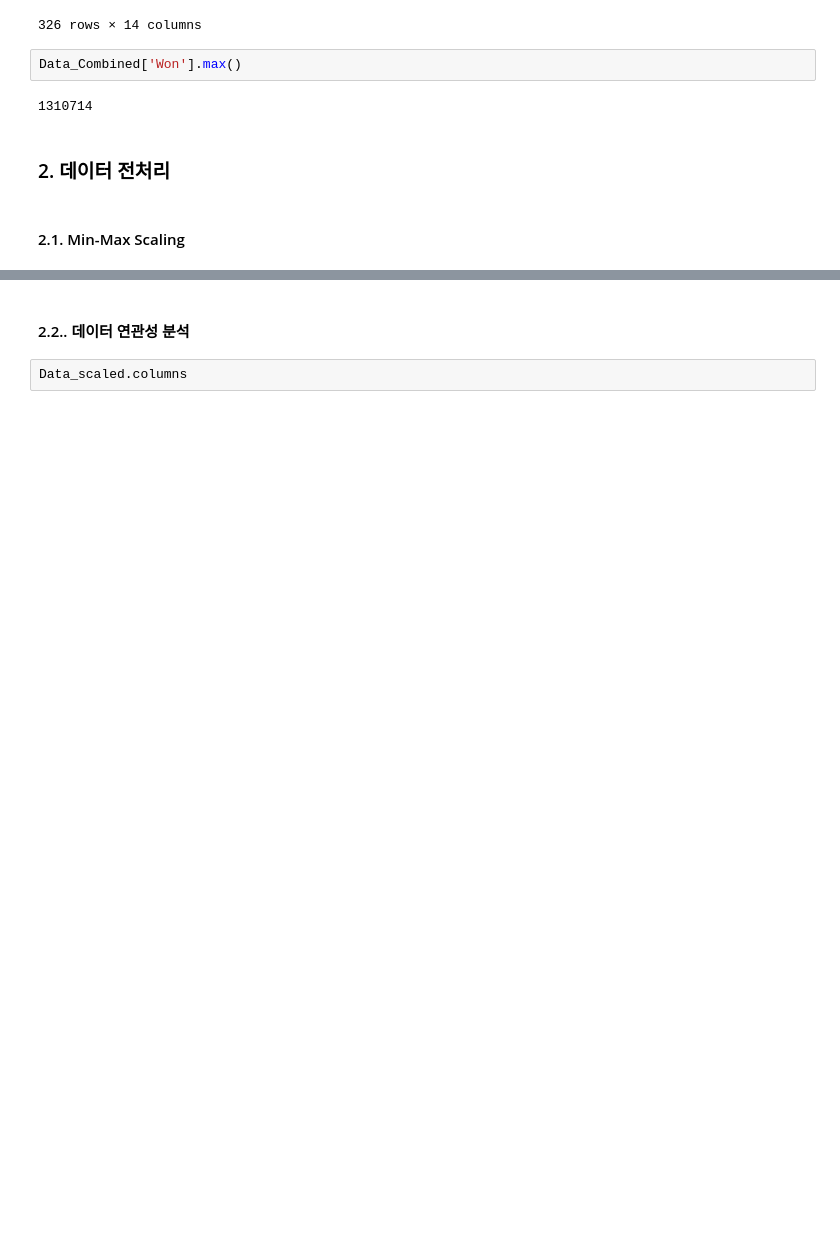
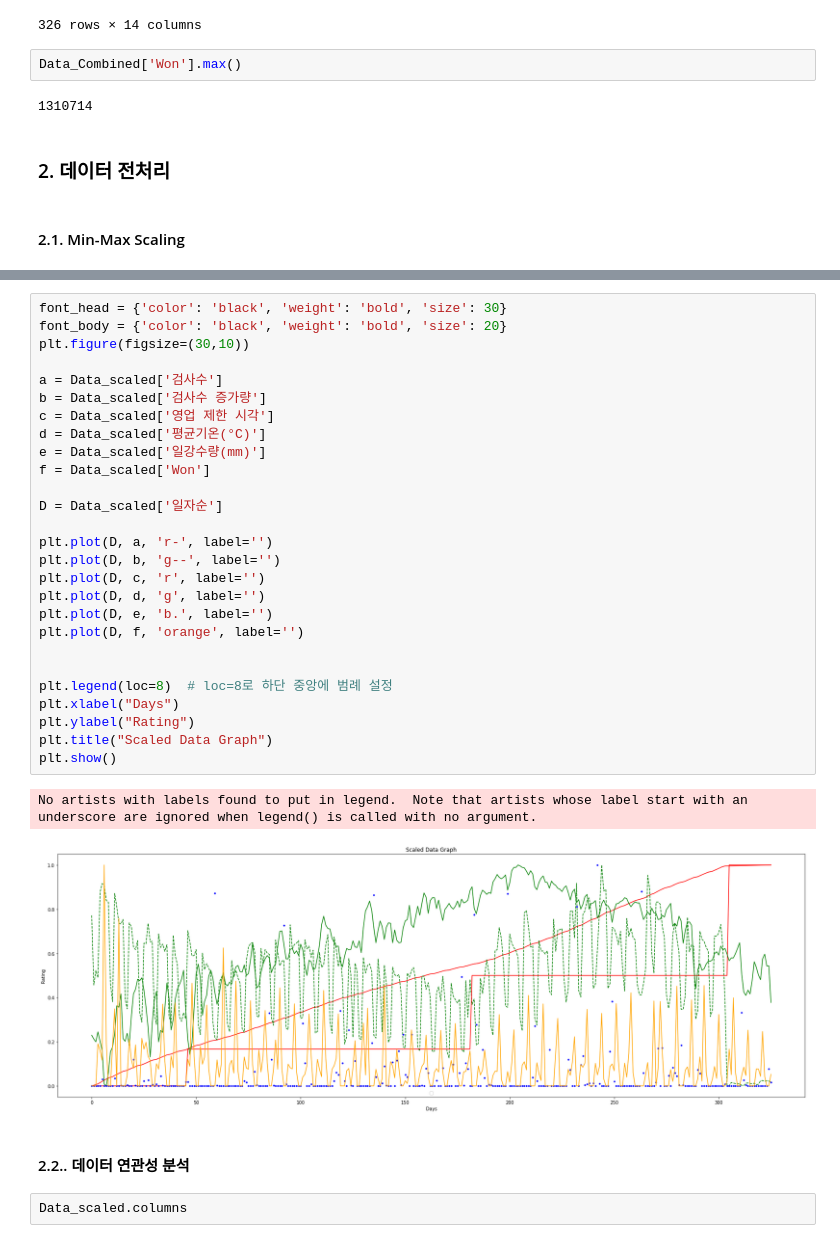
Before and after one commit to Chromatic-Hwi/Covid_Sales_Prediction, a Jupyter notebook: Covid_Sales_Prediction_Ver.2.8.ipynb, the cells around one changed output, grey strips where cells are left out. Cells and saved outputs as stored; diff of their text form; blank space fills up the shorter version.

```diff
--- a/Covid_Sales_Prediction_Ver.2.8.ipynb
+++ b/Covid_Sales_Prediction_Ver.2.8.ipynb
@@ -111,3 +112,33 @@ Data_scaled
+# %%
+font_head = {'color': 'black', 'weight': 'bold', 'size': 30}
+font_body = {'color': 'black', 'weight': 'bold', 'size': 20}
+plt.figure(figsize=(30,10))
+
+a = Data_scaled['검사수']
+b = Data_scaled['검사수 증가량']
+c = Data_scaled['영업 제한 시각']
+d = Data_scaled['평균기온(°C)']
+e = Data_scaled['일강수량(mm)']
+f = Data_scaled['Won']
+
+D = Data_scaled['일자순']
+
+plt.plot(D, a, 'r-', label='')
+plt.plot(D, b, 'g--', label='')
+plt.plot(D, c, 'r', label='')
+plt.plot(D, d, 'g', label='')
+plt.plot(D, e, 'b.', label='')
+plt.plot(D, f, 'orange', label='')
+
+
+plt.legend(loc=8)  # loc=8로 하단 중앙에 범례 설정
+plt.xlabel("Days")
+plt.ylabel("Rating")
+plt.title("Scaled Data Graph")
+plt.show()
+# %% [output]
+No artists with labels found to put in legend.  Note that artists whose label start with an underscore are ignored when legend() is called with no argument.
+[figure, added]
 # %% [markdown]
 #### 2.2.. 데이터 연관성 분석
 # %%
```
Also changed, not shown: parts of 10 cells of this notebook, 6 other files.
